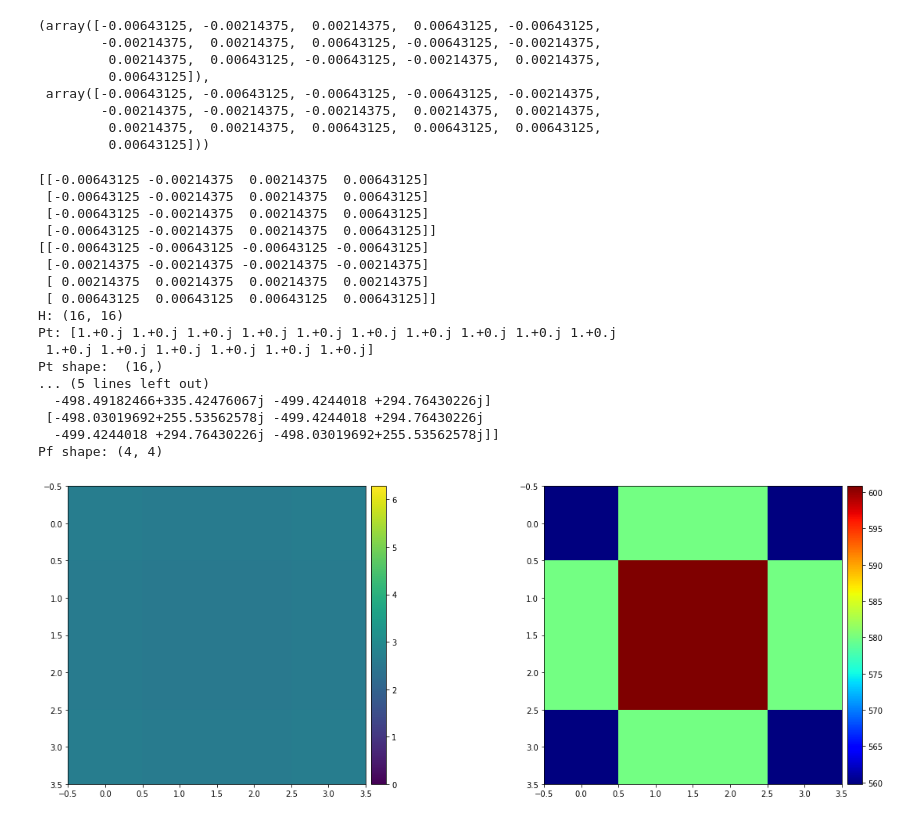
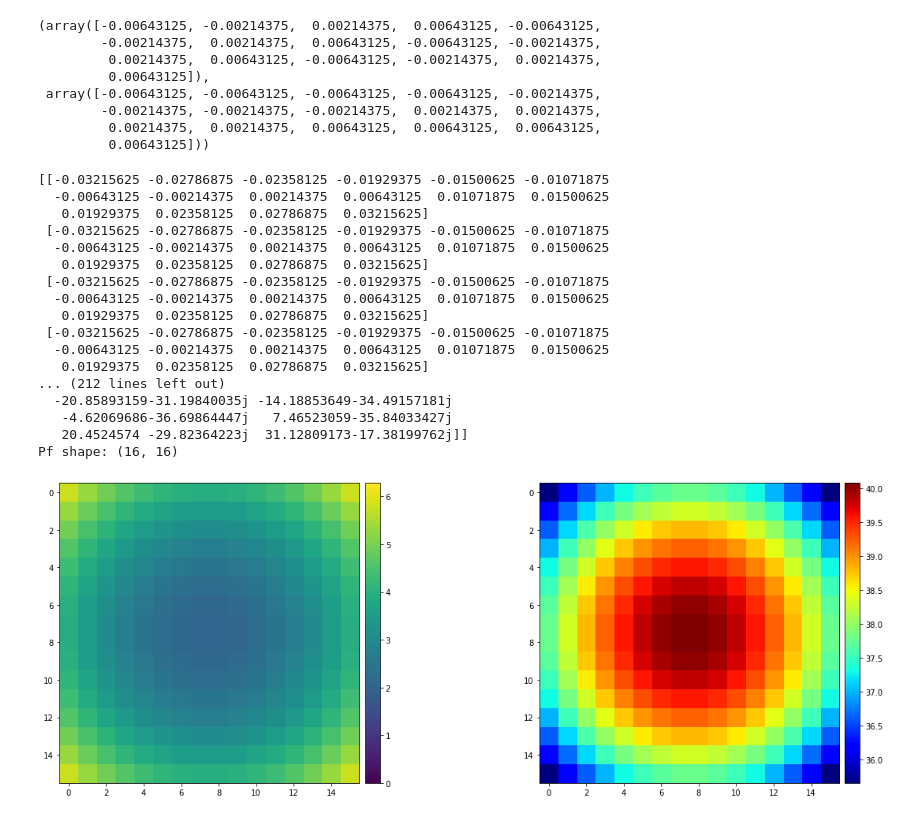
Before and after one commit to frantic0/genam, a Jupyter notebook: analysis/piston_pesb_m_n.ipynb, the cells around one changed output. Saved outputs shown, nothing was run; the diff lists cells and outputs as text; code cells hidden in the pictures.

```diff
--- a/analysis/piston_pesb_m_n.ipynb
+++ b/analysis/piston_pesb_m_n.ipynb
@@ -161,9 +161,9 @@ resolution = 10
 iterations = 200
 
 
-tran_m, tran_n = 4, 4   # Transducer configuration
+tran_m, tran_n = 1, 1   # Transducer configuration
 dist = .2               # focal length of the board [m] and distance to the AMM
-m, n = 4, 4             # Metasurface size (in units of dx_AMM)
+m, n = 16, 16             # Metasurface size (in units of dx_AMM)
 
 x = np.arange(          # transducer arrangement in x
     dx_tran * (-tran_m + 1 ) /2,
@@ -195,48 +195,48 @@ print("H:", H.shape)
 print("Pt:", Pt)
 print("Pt shape: ", Pt.shape)
 print(f'Pf: {Pf}')
 print(f'Pf shape: {Pf.shape}')
 
 # Plotting
 fig, (ax1, ax2) = plt.subplots(nrows=1, ncols=2, figsize=(20, 7))
 
 im1 = ax1.imshow(   np.mod( np.angle(Pf), 2*np.pi),
                     cmap = cm.get_cmap('viridis'),
                     vmin = 0,
                     vmax = 2*np.pi ) # phase
 
 divider = make_axes_locatable(ax1)
 cax1 = divider.append_axes("right", size='5%', pad=.1)
 # ax1.title.set_text("phasemap")
 # ax1.set_title("phasemap", fontsize=15)
 plt.colorbar(im1, cax=cax1)
 
 im2 = ax2.imshow(   abs(Pf),
                     cmap=cm.get_cmap('jet') )
 
 divider = make_axes_locatable(ax2)
 cax2 = divider.append_axes("right", size='5%', pad=.1)
 # ax2.set_title("propagation", fontsize=15)
 plt.colorbar(im2, cax=cax2)
 
 # fig.tight_layout()
 plt.show()
 # %% [output]
-[[-0.00643125 -0.00214375  0.00214375  0.00643125]
- [-0.00643125 -0.00214375  0.00214375  0.00643125]
- [-0.00643125 -0.00214375  0.00214375  0.00643125]
- [-0.00643125 -0.00214375  0.00214375  0.00643125]]
-[[-0.00643125 -0.00643125 -0.00643125 -0.00643125]
- [-0.00214375 -0.00214375 -0.00214375 -0.00214375]
- [ 0.00214375  0.00214375  0.00214375  0.00214375]
- [ 0.00643125  0.00643125  0.00643125  0.00643125]]
-H: (16, 16)
-Pt: [1.+0.j 1.+0.j 1.+0.j 1.+0.j 1.+0.j 1.+0.j 1.+0.j 1.+0.j 1.+0.j 1.+0.j
- 1.+0.j 1.+0.j 1.+0.j 1.+0.j 1.+0.j 1.+0.j]
-Pt shape:  (16,)
-... (5 lines left out)
-  -498.49182466+335.42476067j -499.4244018 +294.76430226j]
- [-498.03019692+255.53562578j -499.4244018 +294.76430226j
-  -499.4244018 +294.76430226j -498.03019692+255.53562578j]]
-Pf shape: (4, 4)
+[[-0.03215625 -0.02786875 -0.02358125 -0.01929375 -0.01500625 -0.01071875
+  -0.00643125 -0.00214375  0.00214375  0.00643125  0.01071875  0.01500625
+   0.01929375  0.02358125  0.02786875  0.03215625]
+ [-0.03215625 -0.02786875 -0.02358125 -0.01929375 -0.01500625 -0.01071875
+  -0.00643125 -0.00214375  0.00214375  0.00643125  0.01071875  0.01500625
+   0.01929375  0.02358125  0.02786875  0.03215625]
+ [-0.03215625 -0.02786875 -0.02358125 -0.01929375 -0.01500625 -0.01071875
+  -0.00643125 -0.00214375  0.00214375  0.00643125  0.01071875  0.01500625
+   0.01929375  0.02358125  0.02786875  0.03215625]
+ [-0.03215625 -0.02786875 -0.02358125 -0.01929375 -0.01500625 -0.01071875
+  -0.00643125 -0.00214375  0.00214375  0.00643125  0.01071875  0.01500625
+   0.01929375  0.02358125  0.02786875  0.03215625]
+... (212 lines left out)
+  -20.85893159-31.19840035j -14.18853649-34.49157181j
+   -4.62069686-36.69864447j   7.46523059-35.84033427j
+   20.4524574 -29.82364223j  31.12809173-17.38199762j]]
+Pf shape: (16, 16)
-[figure, old version]
+[figure, new version]
```
Also changed, not shown: 4 other files.
